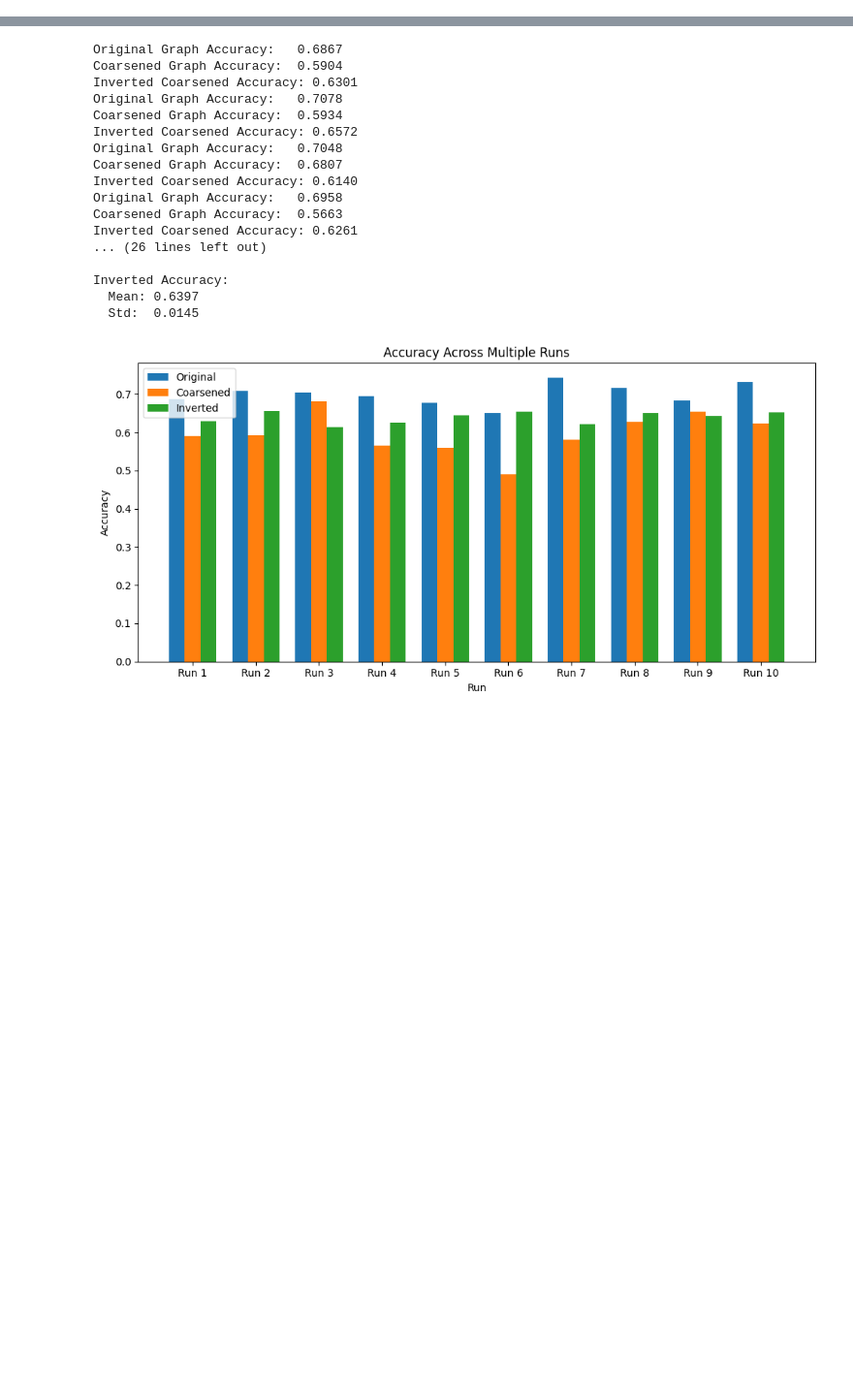
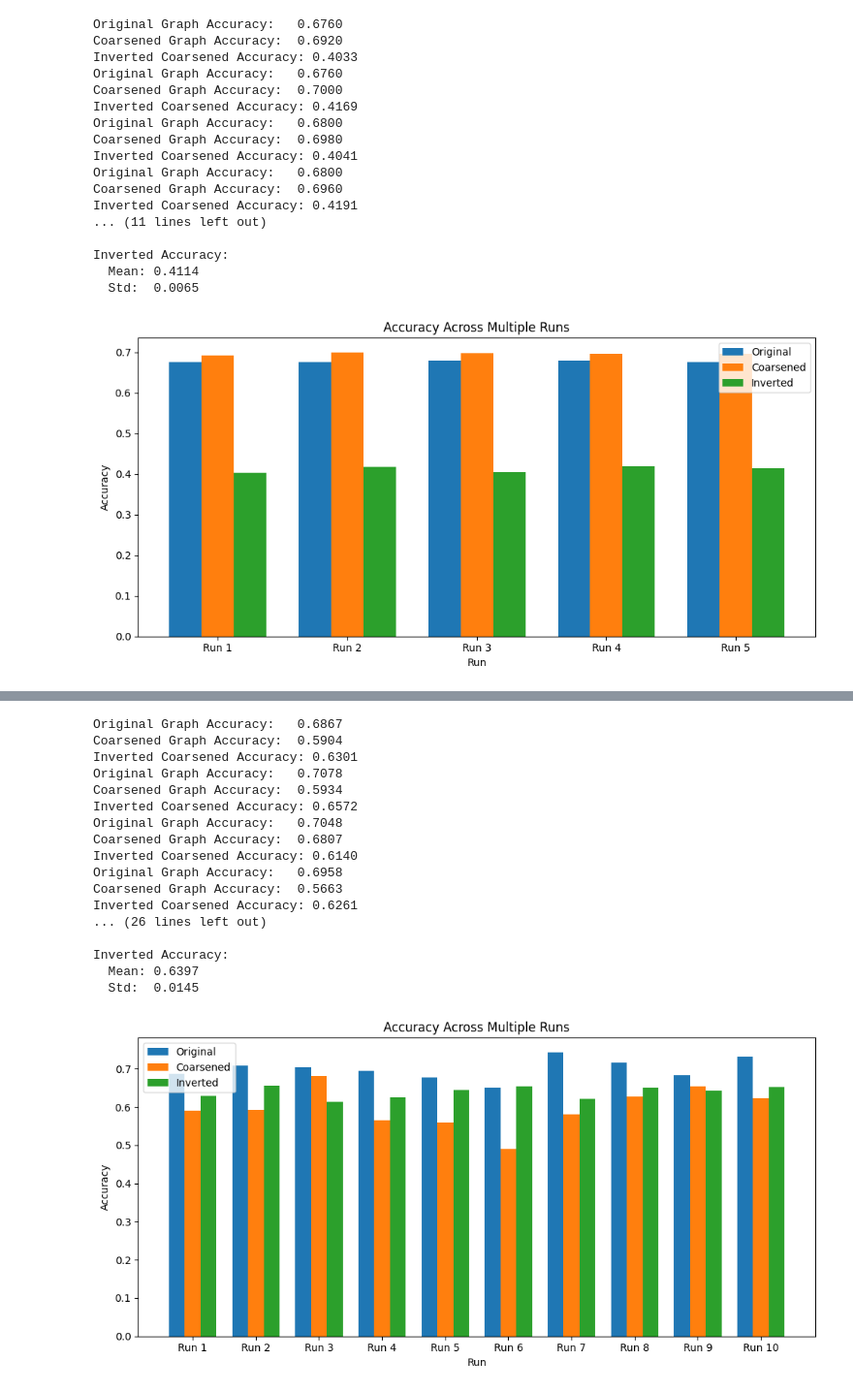
Before and after one commit to Robino-CK/hetero-conv-matching, a Jupyter notebook: test_citeer_acc_mult.ipynb, the cells around one changed output, grey strips where cells are left out. Shown at 97% size. Saved outputs shown, nothing was run; the diff lists cells and outputs as text; code cells hidden in the pictures; blank space fills up the shorter version.

```diff
--- a/test_citeer_acc_mult.ipynb
+++ b/test_citeer_acc_mult.ipynb
@@ -323,3 +285,32 @@ Inverted Accuracy:
+# %%
+
+run_multiple_experiments(
+    original_graph=original_graph,
+    coarsend_graph=coarsend_graph,
+    mapping=mapping,
+    model_class=HeteroGCNCiteer,  # or ImprovedHeteroGNN if needed
+    num_runs=5,
+    epochs=200
+)
+# %% [output]
+Original Graph Accuracy:   0.6760
+Coarsened Graph Accuracy:  0.6920
+Inverted Coarsened Accuracy: 0.4033
+Original Graph Accuracy:   0.6760
+Coarsened Graph Accuracy:  0.7000
+Inverted Coarsened Accuracy: 0.4169
+Original Graph Accuracy:   0.6800
+Coarsened Graph Accuracy:  0.6980
+Inverted Coarsened Accuracy: 0.4041
+Original Graph Accuracy:   0.6800
+Coarsened Graph Accuracy:  0.6960
+Inverted Coarsened Accuracy: 0.4191
+... (11 lines left out)
+
+Inverted Accuracy:
+  Mean: 0.4114
+  Std:  0.0065
+[figure, added]
 # %%
 
    # num_nearest_init_neighbors_per_type = {"follows": 3, "user": 2}
```
Also changed, not shown: parts of 9 cells of this notebook.
